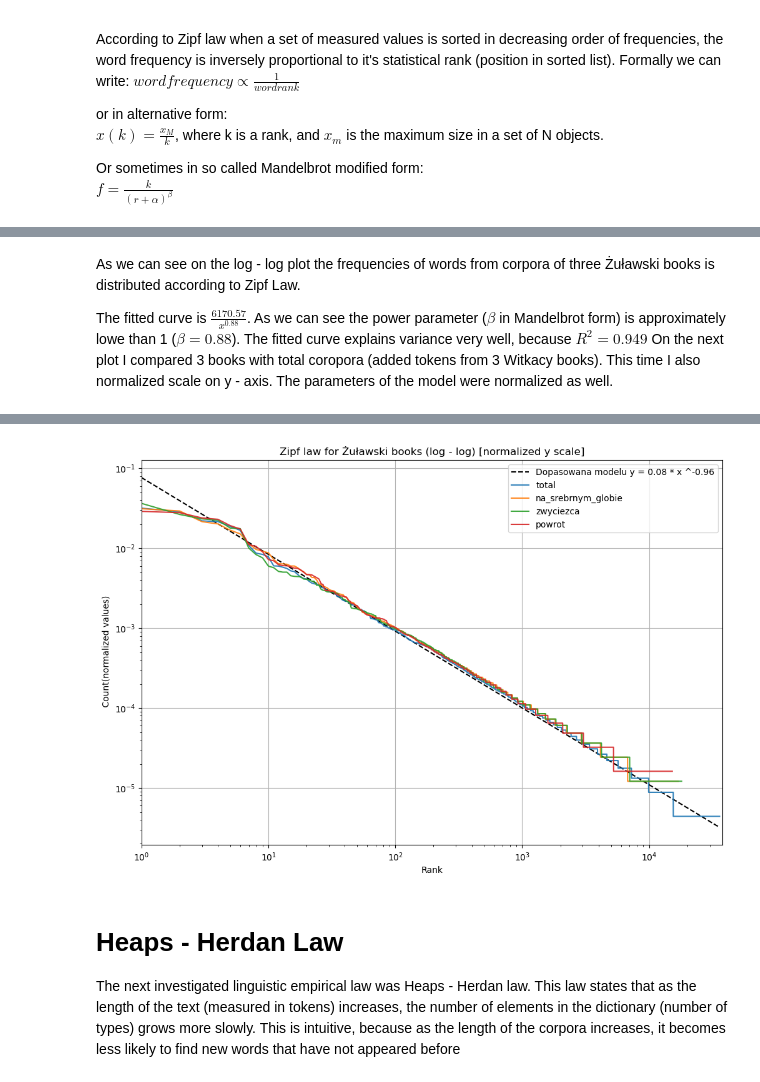
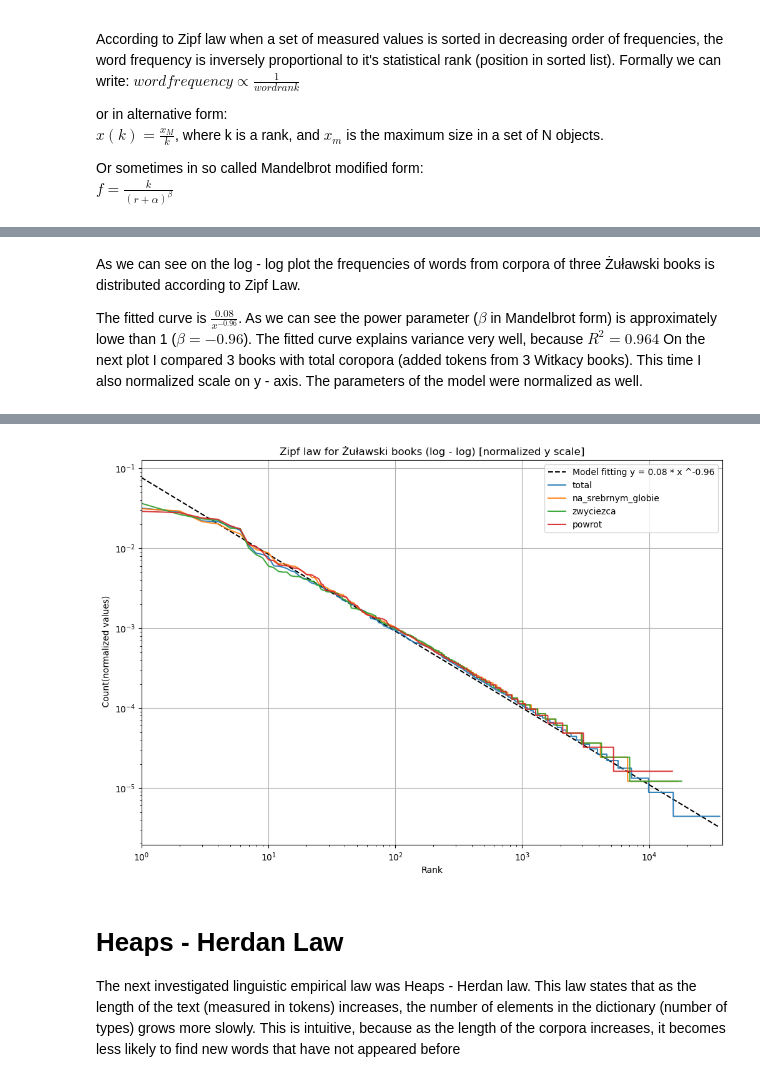
Before and after one commit to jakubfigura/nlp_lab, a Jupyter notebook: language_laws.ipynb, the cells around one changed output, grey strips where cells are left out. Saved outputs shown, nothing was run; the diff lists cells and outputs as text; code cells hidden in the pictures.

```diff
--- a/language_laws.ipynb
+++ b/language_laws.ipynb
@@ -259,10 +262,10 @@ As we can see on the log - log plot the frequencies of words from corpora of thr
 </br>
 </br>
 
-The fitted curve is $\frac{6170.57}{x^{0.88}}$.
+The fitted curve is $\frac{0.08}{x^{-0.96}}$.
 </br>
 </br>
-As we can see the power parameter ($\beta$ in Mandelbrot form) is approximately lowe than 1 ($\beta = 0.88$). The fitted curve explains variance very well, because $R^2 = 0.949$
+As we can see the power parameter ($\beta$ in Mandelbrot form) is approximately lowe than 1 ($\beta = -0.96$). The fitted curve explains variance very well, because $R^2 = 0.964$
 </br>
 </br>
 On the next plot I compared 3 books with total coropora (added tokens from 3 Witkacy books). This time I also normalized scale on y - axis. The parameters of the model were normalized as well.
@@ -286,7 +289,7 @@ vals = func(a, b, args)
 
 
 plt.figure(figsize = (12, 8))
-plt.plot(args, vals, linestyle = "--", color = 'black', label = f'Dopasowana modelu y = {round(a,2)} * x ^{round(b,2)}')
+plt.plot(args, vals, linestyle = "--", color = 'black', label = f'Model fitting y = {round(a,2)} * x ^{round(b,2)}')
 iterator = 0
 for label, book in sorted_books:
     n_counted_books = book.head(n - 1) #because we are starting for 0, since log0 is not defined
@@ -306,6 +309,7 @@ for label, book in sorted_books:
     plt.grid(True)
     plt.legend()
     iterator += 1
+# plt.savefig("zipf_law_for_total_zulawski_books_normalized.png")
 plt.show()
 # %% [output]
                             OLS Regression Results
@@ -318,14 +322,14 @@ Time:                        02:33:52   Log-Likelihood:                 9313.6
 No. Observations:               35888   AIC:                        -1.862e+04
 Df Residuals:                   35886   BIC:                        -1.861e+04
 Df Model:                           1
 Covariance Type:            nonrobust
 ==============================================================================
 ... (9 lines left out)
 ==============================================================================
 
 Notes:
 [1] Standard Errors assume that the covariance matrix of the errors is correctly specified.
-[figure, old version]
+[figure, new version]
 # %% [markdown]
 # Heaps - Herdan Law
 
```
Also changed, not shown: parts of 9 cells of this notebook.
